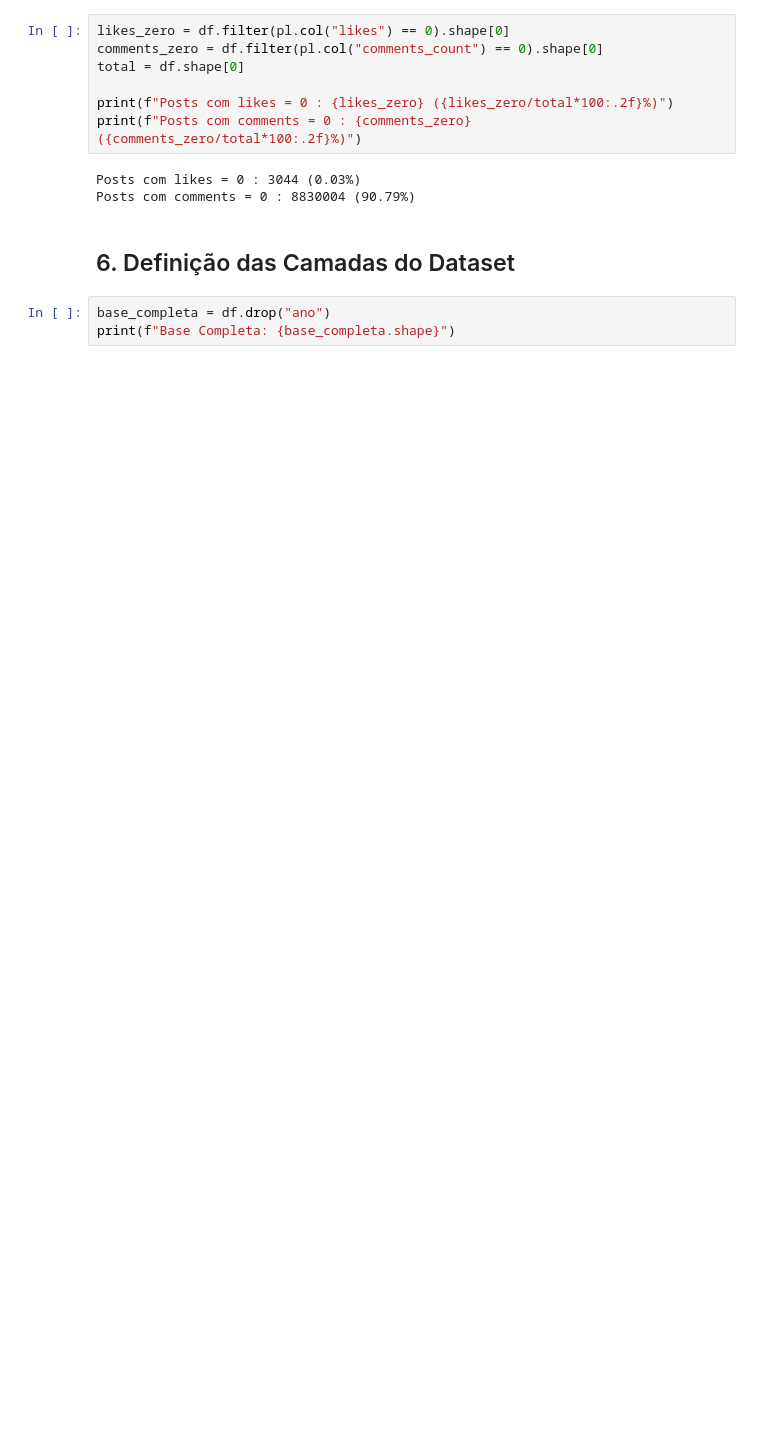
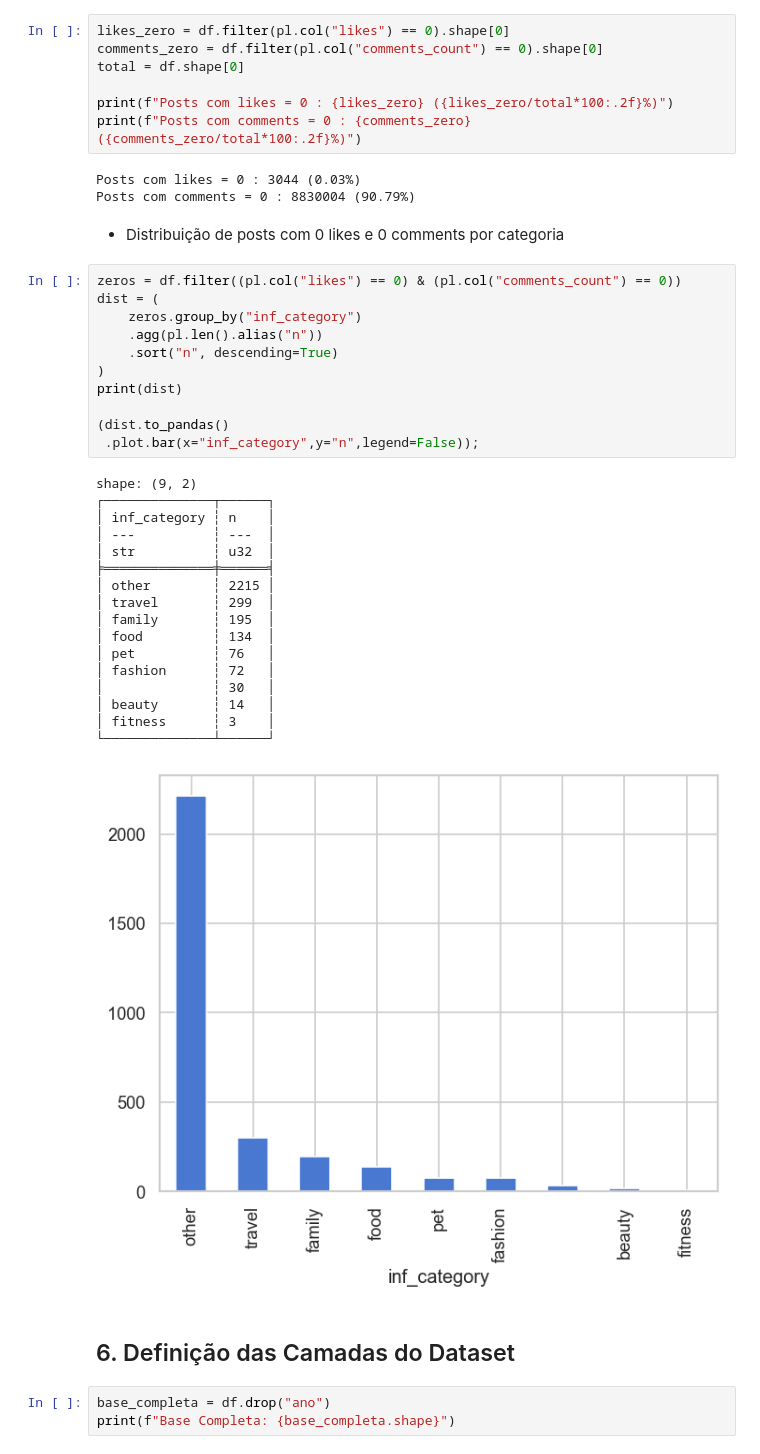
Before and after one commit to Davi-SC/influencers_kim, a Jupyter notebook: processamento_posts.ipynb, the cells around one changed output. Saved outputs shown, nothing was run; the diff lists cells and outputs as text; blank space fills up the shorter version.

```diff
--- a/processamento_posts.ipynb
+++ b/processamento_posts.ipynb
@@ -137,6 +194,37 @@ print(f"Posts com comments = 0 : {comments_zero} ({comments_zero/total*100:.2f}%
 # %% [output]
 Posts com likes = 0 : 3044 (0.03%)
 Posts com comments = 0 : 8830004 (90.79%)
+# %% [markdown]
+- Distribuição de posts com 0 likes e 0 comments por categoria
+# %%
+zeros = df.filter((pl.col("likes") == 0) & (pl.col("comments_count") == 0))
+dist = (
+    zeros.group_by("inf_category")
+    .agg(pl.len().alias("n"))
+    .sort("n", descending=True)
+)
+print(dist)
+
+(dist.to_pandas()
+ .plot.bar(x="inf_category",y="n",legend=False));
+# %% [output]
+shape: (9, 2)
+┌──────────────┬──────┐
+│ inf_category ┆ n    │
+│ ---          ┆ ---  │
+│ str          ┆ u32  │
+╞══════════════╪══════╡
+│ other        ┆ 2215 │
+│ travel       ┆ 299  │
+│ family       ┆ 195  │
+│ food         ┆ 134  │
+│ pet          ┆ 76   │
+│ fashion      ┆ 72   │
+│              ┆ 30   │
+│ beauty       ┆ 14   │
+│ fitness      ┆ 3    │
+└──────────────┴──────┘
+[figure, added]
 # %% [markdown]
 ## 6. Definição das Camadas do Dataset
 # %%
```
Also changed, not shown: parts of 37 cells of this notebook.
